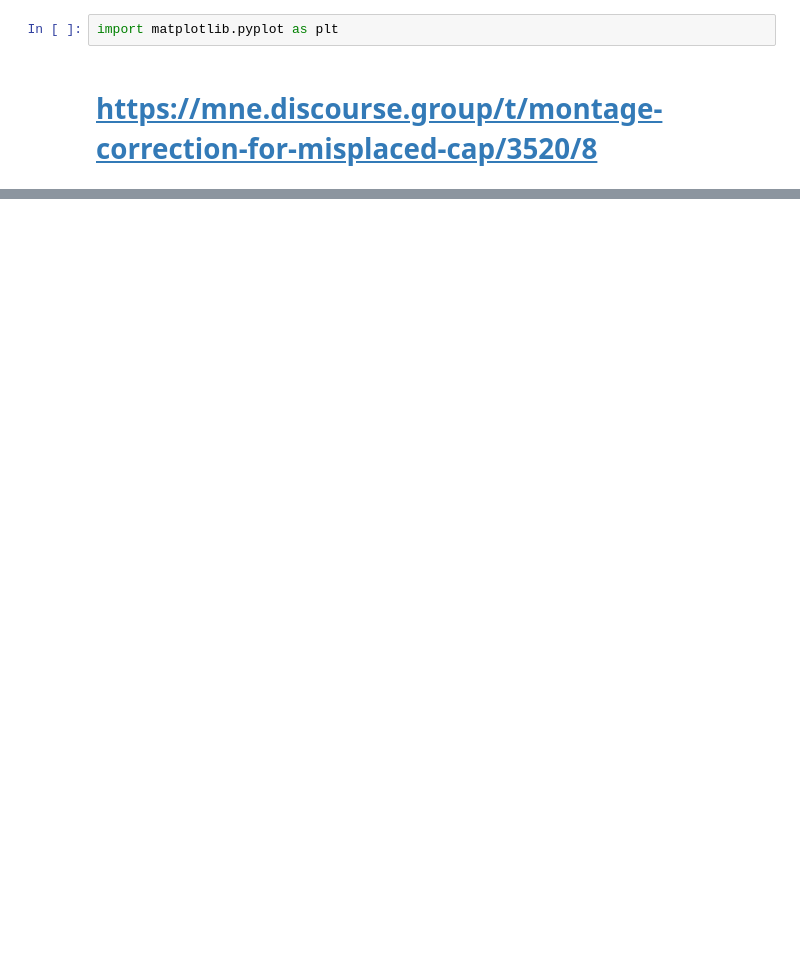
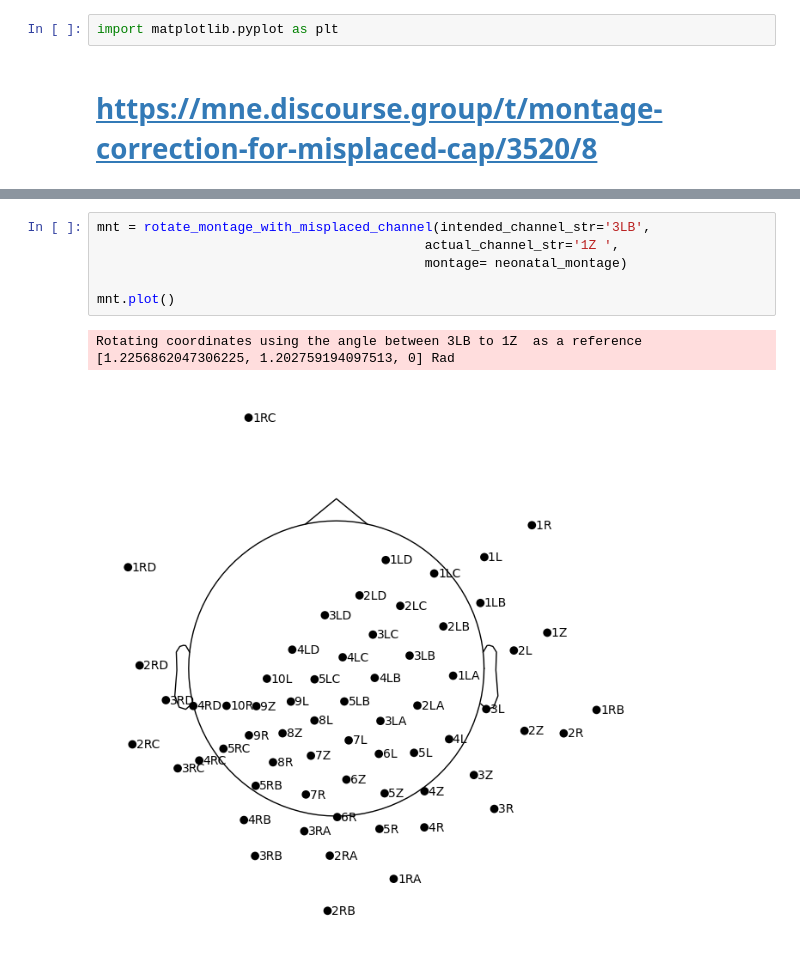
Before and after one commit to ovi-lab/EEG-oddball-task, a Jupyter notebook: src/sandbox.ipynb, the cells around one changed output, grey strips where cells are left out. Drawn from its saved outputs; the diff is of its cells as text; blank space fills up the shorter version.

```diff
--- a/src/sandbox.ipynb
+++ b/src/sandbox.ipynb
@@ -59,0 +194,9 @@ plt.show()
+# %%
+mnt = rotate_montage_with_misplaced_channel(intended_channel_str='3LB',
+                                          actual_channel_str='1Z ',
+                                          montage= neonatal_montage)
+
+mnt.plot()
+# %% [output]
+Rotating coordinates using the angle between 3LB to 1Z  as a reference [1.2256862047306225, 1.202759194097513, 0] Rad
+[figure, added]
```
Also changed, not shown: parts of 8 cells of this notebook, 3 other files.
